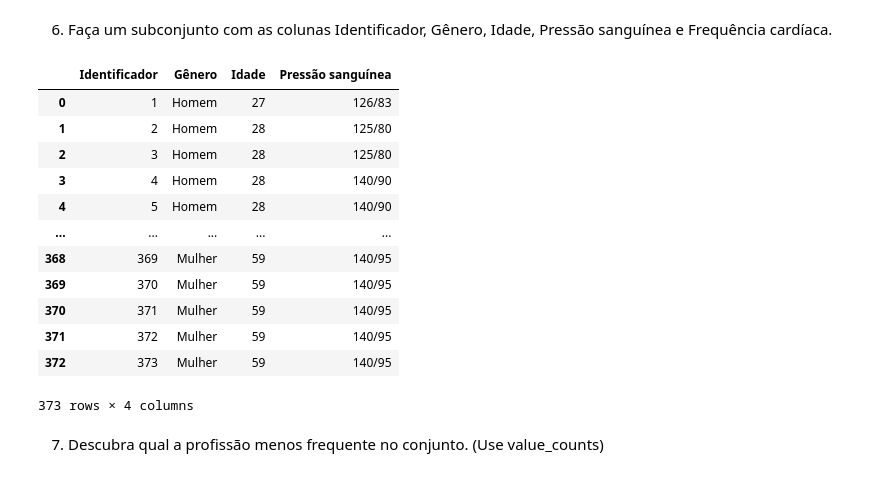
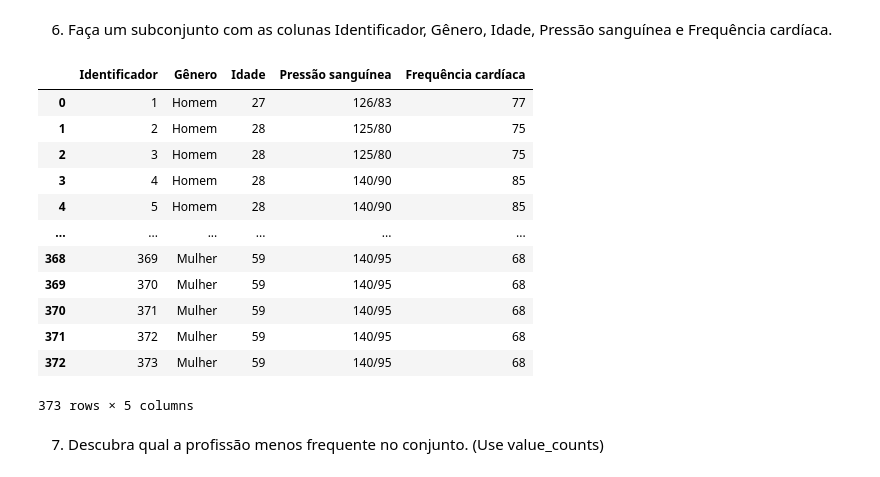
Before and after one commit to isastersa/estudos-womakerscode, a Jupyter notebook: python-dados/desafio_pandas.ipynb, the cells around one changed output. Cells and saved outputs as stored; diff of their text form; code cells hidden in the pictures.

```diff
--- a/python-dados/desafio_pandas.ipynb
+++ b/python-dados/desafio_pandas.ipynb
@@ -97,21 +97,21 @@ Média de duração do sono do Médico(a): 6.97
 # %% [markdown]
 6. Faça um subconjunto com as colunas Identificador, Gênero, Idade, Pressão sanguínea e Frequência cardíaca.
 # %%
-df_saude_sono[['Identificador', 'Gênero', 'Idade', 'Pressão sanguínea']]
+df_saude_sono[['Identificador', 'Gênero', 'Idade', 'Pressão sanguínea', 'Frequência cardíaca']]
 # %% [output]
-|  | Identificador | Gênero | Idade | Pressão sanguínea |
-| 0 | 1 | Homem | 27 | 126/83 |
-| 1 | 2 | Homem | 28 | 125/80 |
-| 2 | 3 | Homem | 28 | 125/80 |
-| 3 | 4 | Homem | 28 | 140/90 |
-| 4 | 5 | Homem | 28 | 140/90 |
-| ... | ... | ... | ... | ... |
-| 368 | 369 | Mulher | 59 | 140/95 |
-| 369 | 370 | Mulher | 59 | 140/95 |
-| 370 | 371 | Mulher | 59 | 140/95 |
-| 371 | 372 | Mulher | 59 | 140/95 |
-| 372 | 373 | Mulher | 59 | 140/95 |
+|  | Identificador | Gênero | Idade | Pressão sanguínea | Frequência cardíaca |
+| 0 | 1 | Homem | 27 | 126/83 | 77 |
+| 1 | 2 | Homem | 28 | 125/80 | 75 |
+| 2 | 3 | Homem | 28 | 125/80 | 75 |
+| 3 | 4 | Homem | 28 | 140/90 | 85 |
+| 4 | 5 | Homem | 28 | 140/90 | 85 |
+| ... | ... | ... | ... | ... | ... |
+| 368 | 369 | Mulher | 59 | 140/95 | 68 |
+| 369 | 370 | Mulher | 59 | 140/95 | 68 |
+| 370 | 371 | Mulher | 59 | 140/95 | 68 |
+| 371 | 372 | Mulher | 59 | 140/95 | 68 |
+| 372 | 373 | Mulher | 59 | 140/95 | 68 |
-373 rows × 4 columns
+373 rows × 5 columns
 # %% [markdown]
 7. Descubra qual a profissão menos frequente no conjunto. (Use value_counts)
 # %%
```
Also changed, not shown: parts of 5 cells of this notebook, 1 other file.
